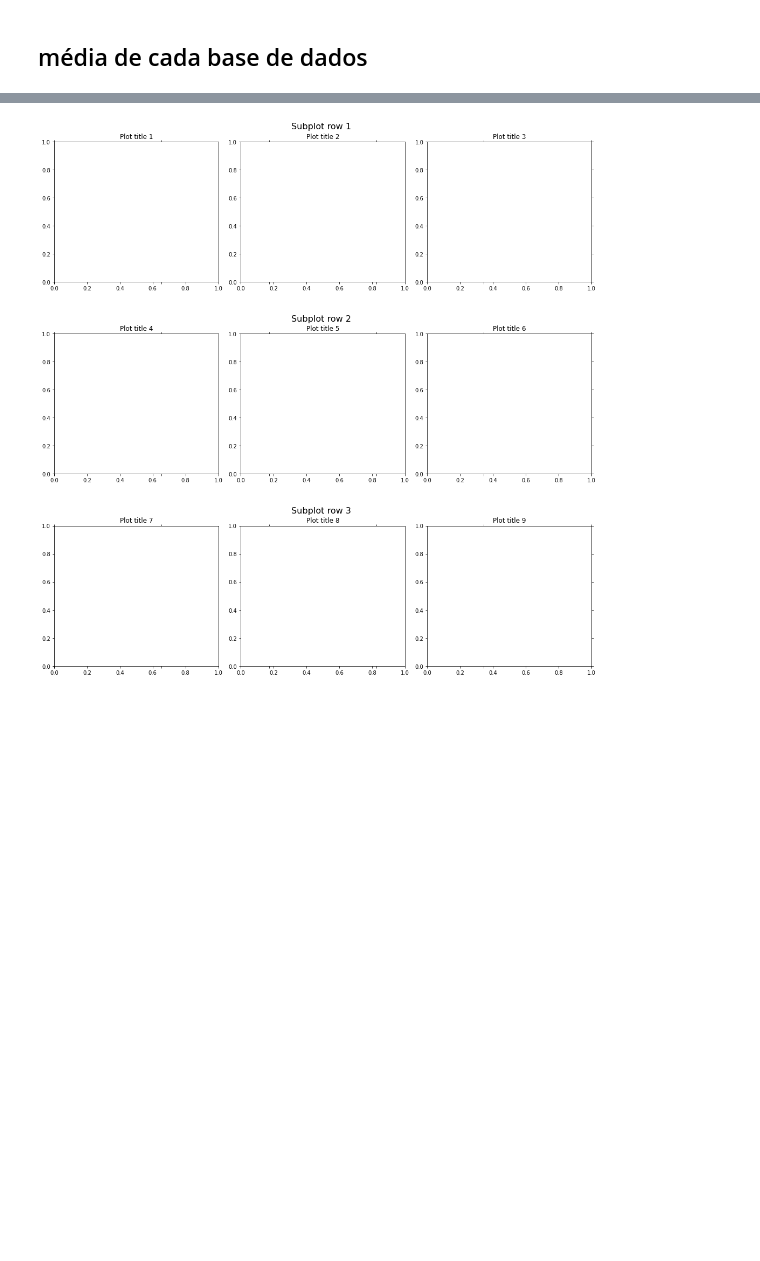
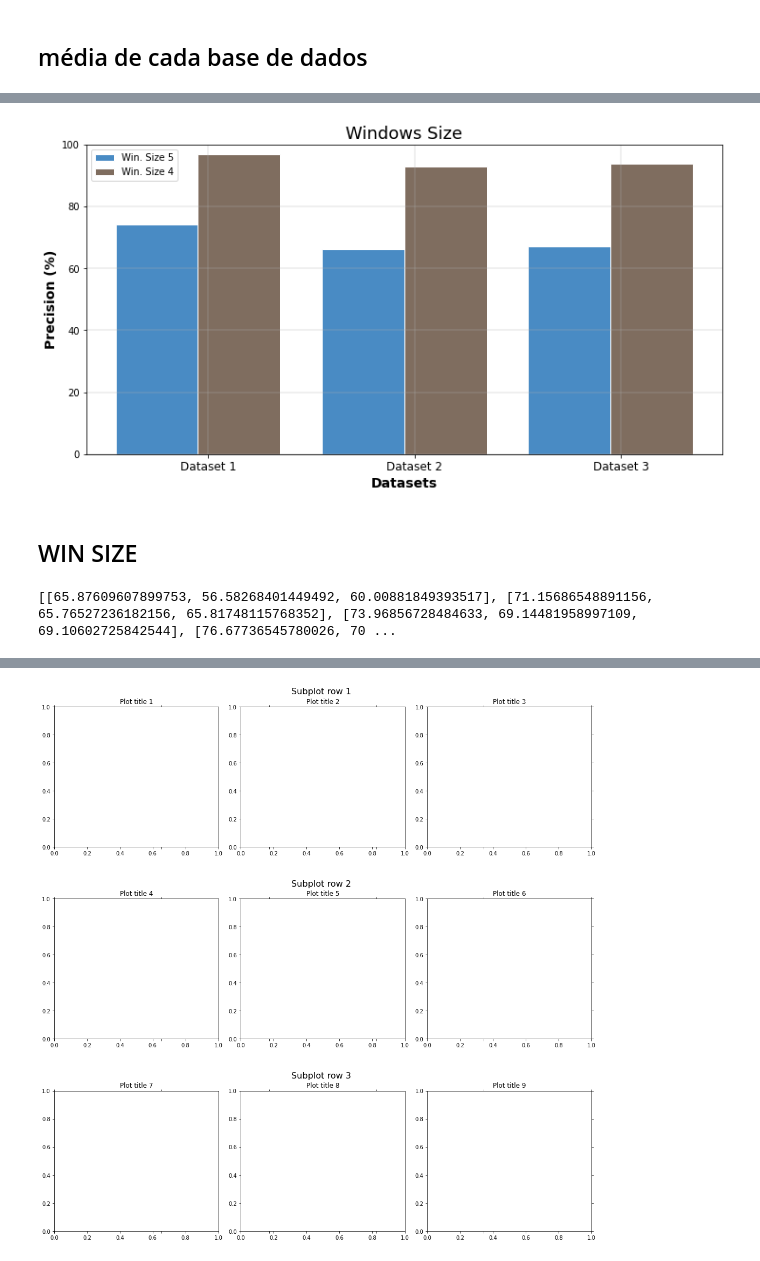
Before and after one commit to danielkansaon/NLP-Discipline, a Jupyter notebook: TP1/TP1_word2vec.ipynb, the cells around one changed output, grey strips where cells are left out. Saved outputs shown, nothing was run; the diff lists cells and outputs as text; code cells hidden in the pictures; blank space fills up the shorter version.

```diff
--- a/TP1/TP1_word2vec.ipynb
+++ b/TP1/TP1_word2vec.ipynb
@@ -33,11 +35,15 @@ DATA_VALIDATION_PATH = "data/questions-words.txt"
 STOP_WORDS = stopwords.words('english')
 PUNCTUATION = ['!','"','#','$','%','&','\/','(',')','*','+',',','-','.','/',':',';','<','=','>','?','@','[',']','^','_','`','{','|','}','~']
 COLORS = ['red', 'blue', 'green', 'black', 'brown']
+BAR_COLORS = ['#498bc4', '#7f6d5f', '#2d7f5e', '#c4aa49', '#d17954']
 
 #PARAMS
 DIMENSIONS = [100, 300, 500]
 WINDOWS = [2, 4, 6, 8, 10]
 EPOCHS = [5, 10, 15]
+
+#EVALUATION
+TOTAL_WORDS_COMBINE = 19544
 # %% [markdown]
 # Métodos
 # %%
@@ -359,0 +475,26 @@ print(me_win2, me_win4, me_win6, me_win8, me_win10)
+# %%
+x_ticks = ['Dataset 1', 'Dataset 2', 'Dataset 3']
+x_label = ['Win. Size 5', 'Win. Size 4']
+title = "Windows Size"
+x_title = "Datasets"
+y_title = "Precision (%)"
+
+plot_bar_graph(recall, x_label, x_ticks, title, x_title, y_title, n_bar=2, n_bar_grouped=3, size=(12,6), barwith=0.40)
+# %% [output]
+[figure, added]
+# %% [markdown]
+## WIN SIZE
+# %%
+win = ['w2', 'w4', 'w6', 'w8', 'w10']
+y_axis = []
+
+for i in range(0, 5):
+    df_local = df_dataset1 if i == 0 else df_dataset2 if i == 1 else df_dataset3
+    y_value = []
+    y_value.append(100 - np.mean(df_dataset1.loc[df_dataset1['model'].str.contains(win[i])]['mean']) * 100)
+    y_value.append(100 - np.mean(df_dataset2.loc[df_dataset2['model'].str.contains(win[i])]['mean']) * 100)
+    y_value.append(100 - np.mean(df_dataset3.loc[df_dataset3['model'].str.contains(win[i])]['mean']) * 100)
+
+    y_axis.append(y_value)
+# %% [output]
+[[65.87609607899753, 56.58268401449492, 60.00881849393517], [71.15686548891156, 65.76527236182156, 65.81748115768352], [73.96856728484633, 69.14481958997109, 69.10602725842544], [76.67736545780026, 70 ...
```
Also changed, not shown: parts of 24 cells of this notebook, 1 other file.
